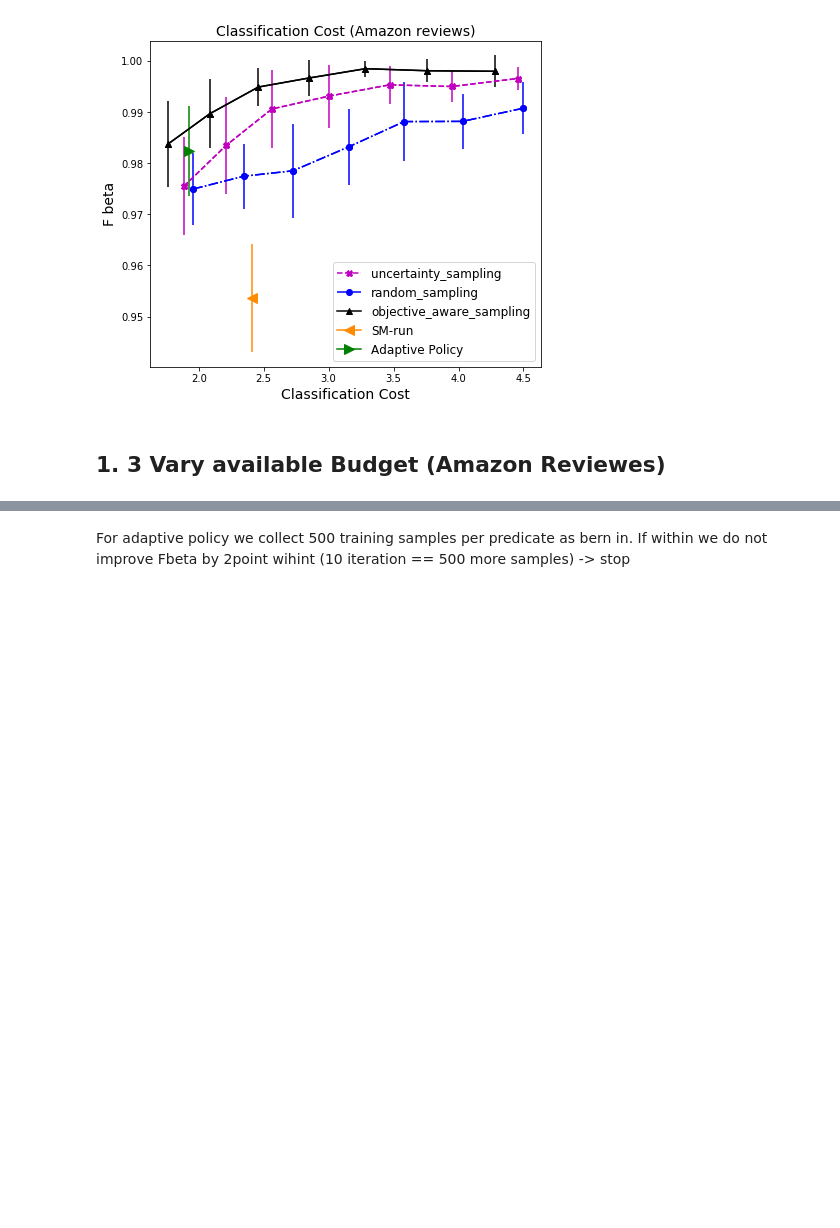
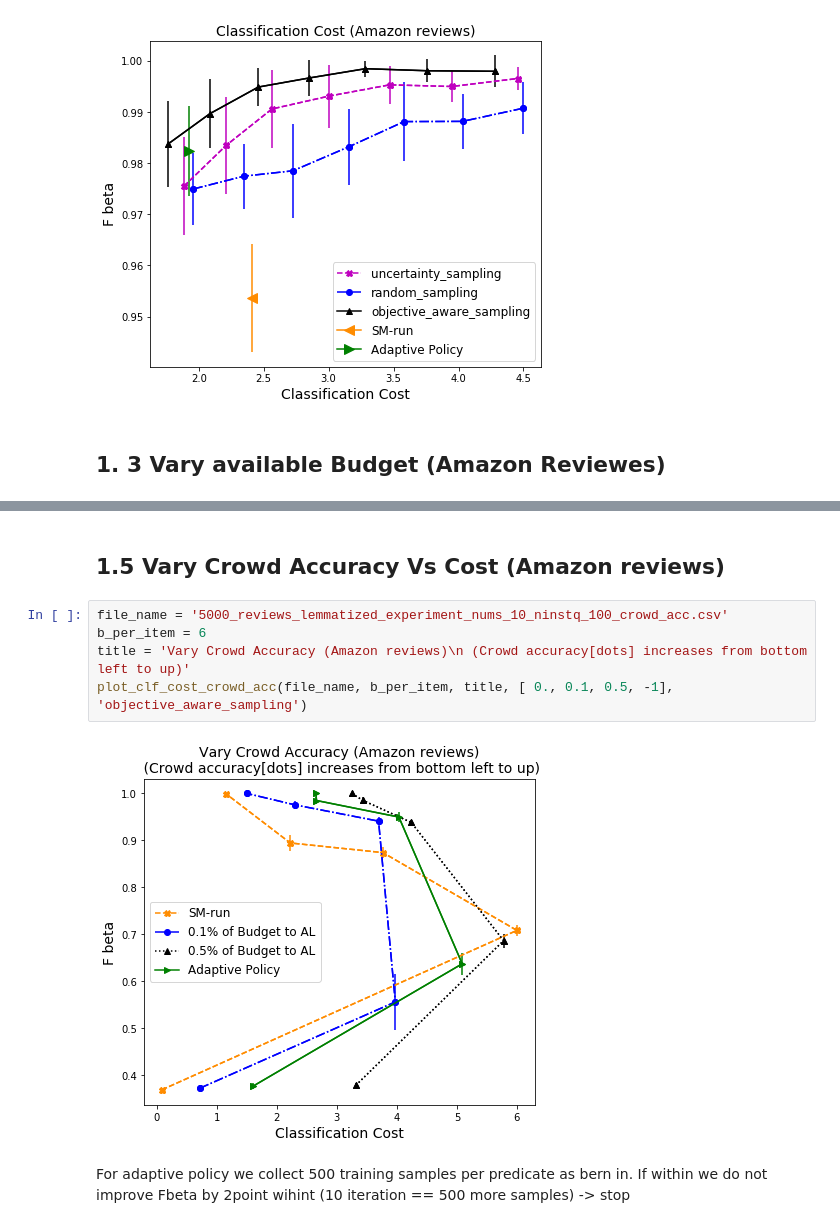
Before and after one commit to Evgeneus/Active-Hybrid-Classificatoin, a Jupyter notebook: adaptive_machine_and_crowd/notebooks/results.ipynb, the cells around one changed output, grey strips where cells are left out. Cells and saved outputs as stored; diff of their text form; blank space fills up the shorter version.

```diff
--- a/adaptive_machine_and_crowd/notebooks/results.ipynb
+++ b/adaptive_machine_and_crowd/notebooks/results.ipynb
@@ -129,3 +201,12 @@ plot_budget(file_name, b_per_item, title, [ 0.1, 0.3, 0.5, -1], 'objective_aware
+# %% [markdown]
+## 1.5 Vary Crowd Accuracy Vs Cost (Amazon reviews)
+# %%
+file_name = '5000_reviews_lemmatized_experiment_nums_10_ninstq_100_crowd_acc.csv'
+b_per_item = 6
+title = 'Vary Crowd Accuracy (Amazon reviews)\n (Crowd accuracy[dots] increases from bottom left to up)'
+plot_clf_cost_crowd_acc(file_name, b_per_item, title, [ 0., 0.1, 0.5, -1], 'objective_aware_sampling')
+# %% [output]
+[figure, added]
 # %% [markdown]
 For adaptive policy we collect 500 training samples per predicate as bern in. If within we do not improve Fbeta by 2point wihint (10 iteration == 500 more samples) -> stop
 # %% [markdown]
```
Also changed, not shown: parts of 24 cells of this notebook.
